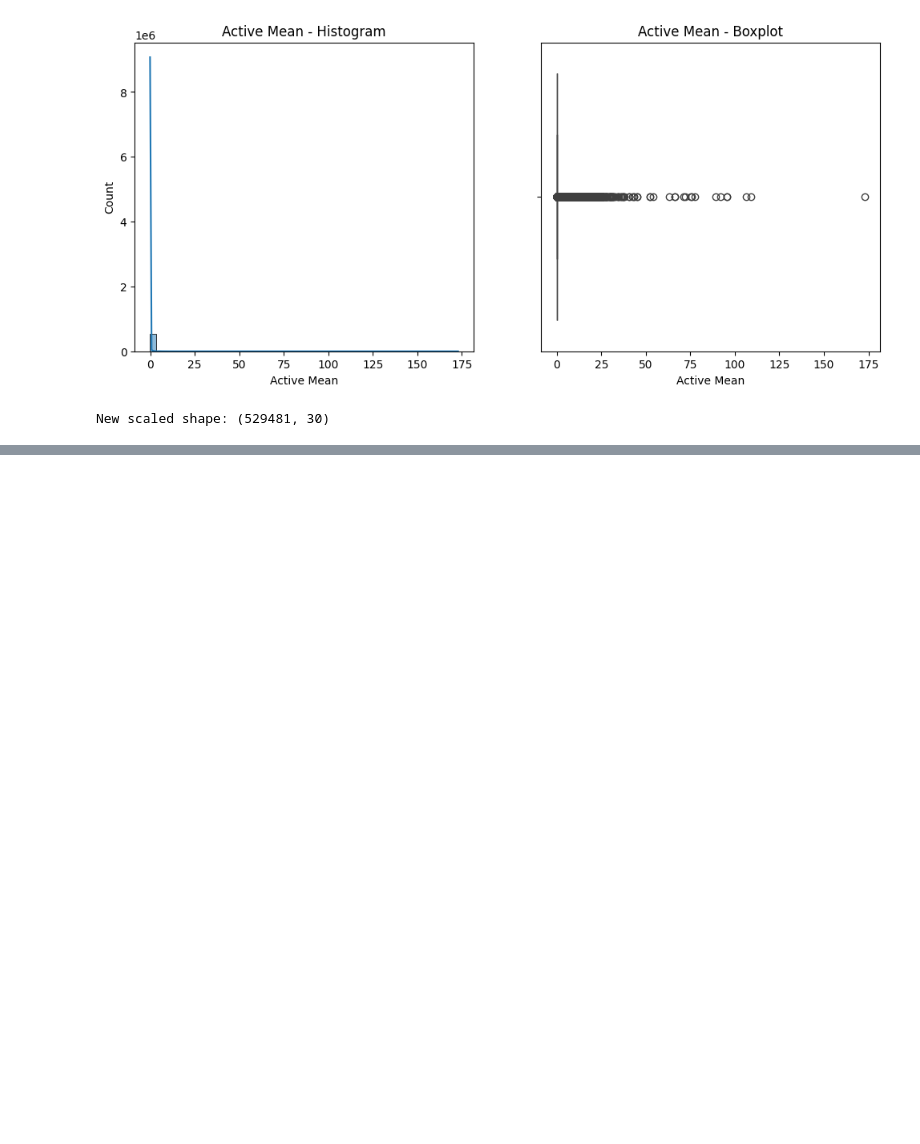
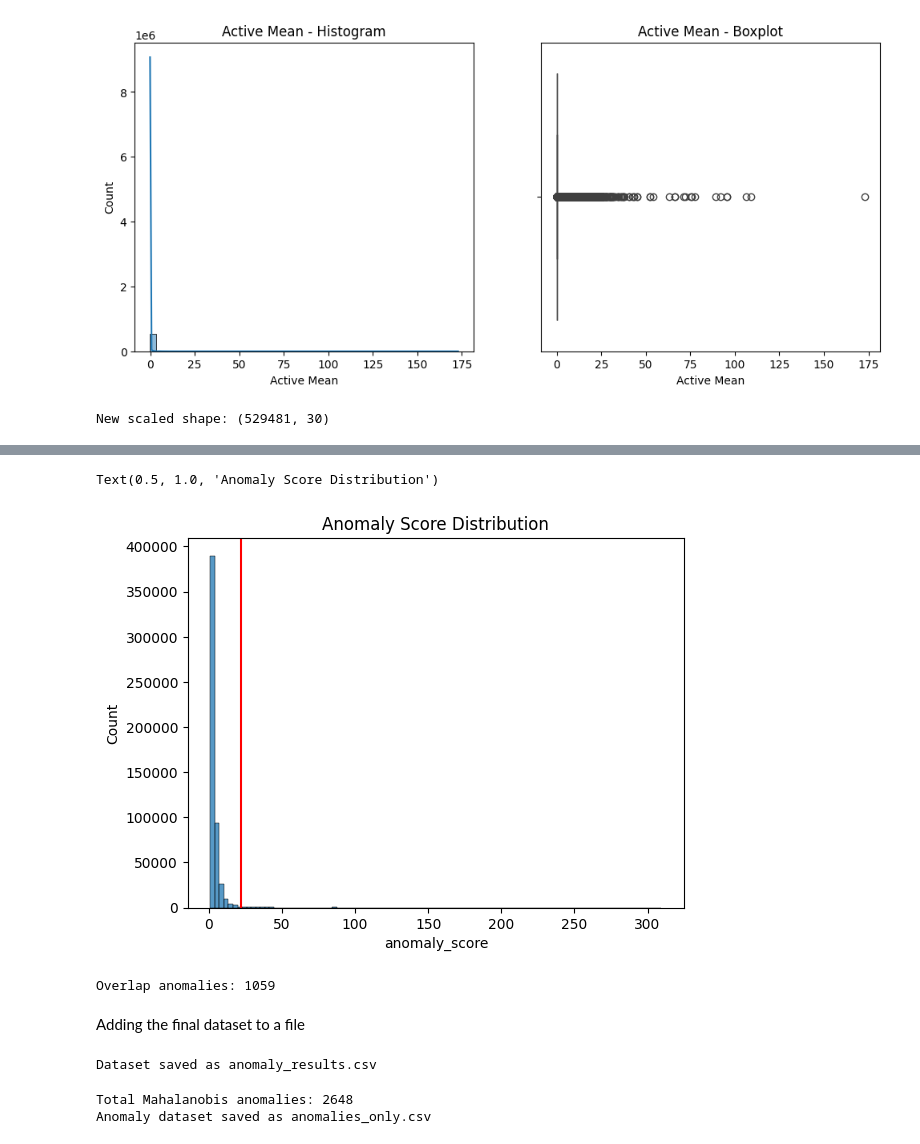
Before and after one commit to BOTTA-GOPINATH/ML_Log_Anomaly_Detector, a Jupyter notebook: Log_Anomaly_Detector.ipynb, the cells around one changed output, grey strips where cells are left out. Saved outputs shown, nothing was run; the diff lists cells and outputs as text; code cells hidden in the pictures; blank space fills up the shorter version.

Commit message:
compared the mahalanobis and iso models

```diff
--- a/Log_Anomaly_Detector.ipynb
+++ b/Log_Anomaly_Detector.ipynb
@@ -255,0 +334,7 @@ Name: anomaly_score, dtype: float64
+# %%
+sns.histplot(X_scaled_new["anomaly_score"], bins=100)
+plt.axvline(threshold, color="red")
+plt.title("Anomaly Score Distribution")
+# %% [output]
+Text(0.5, 1.0, 'Anomaly Score Distribution')
+[figure, added]
@@ -255,0 +352,28 @@ Name: anomaly_score, dtype: float64
+# %%
+overlap = (
+    (X_scaled_new["anomaly_label"] == 1) &
+    (X_scaled_new["iso_label"] == 1)
+).sum()
+
+print("Overlap anomalies:", overlap)
+# %% [output]
+Overlap anomalies: 1059
+# %% [markdown]
+Adding the final dataset to a file
+# %%
+X_scaled_new.to_csv("anomaly_results.csv", index=False)
+
+print("Dataset saved as anomaly_results.csv")
+# %% [output]
+Dataset saved as anomaly_results.csv
+# %%
+anomalies = X_scaled_new[X_scaled_new["anomaly_label"] == 1]
+
+print("Total Mahalanobis anomalies:", len(anomalies))
+
+anomalies.to_csv("anomalies_only.csv", index=False)
+
+print("Anomaly dataset saved as anomalies_only.csv")
+# %% [output]
+Total Mahalanobis anomalies: 2648
+Anomaly dataset saved as anomalies_only.csv
```
Also changed, not shown: parts of 11 cells of this notebook.
